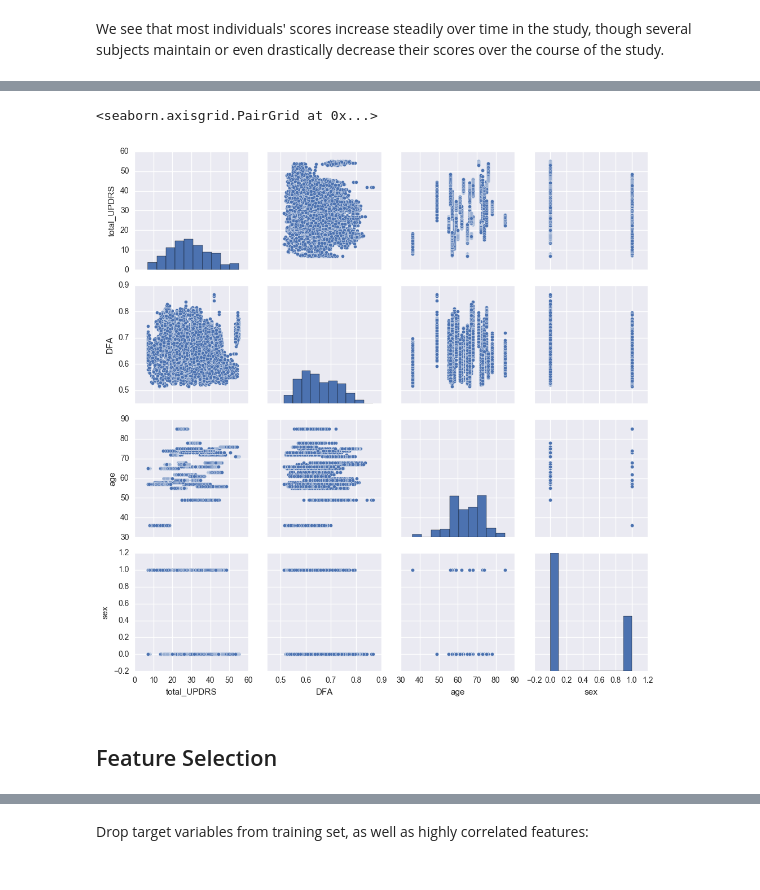
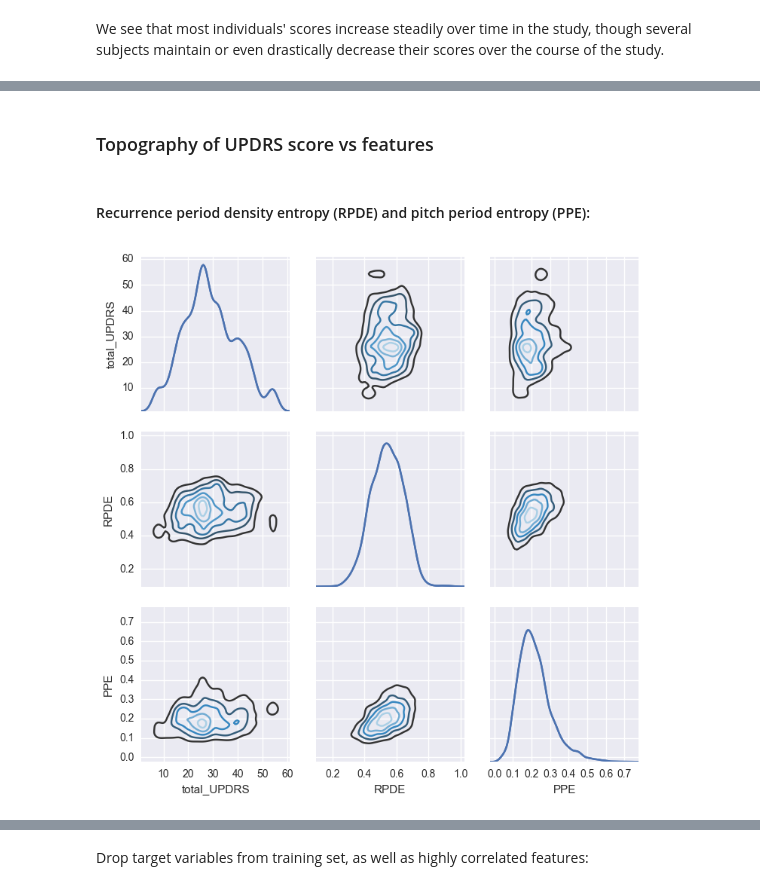
Before and after one commit to koelyl/Predict-Parkinsons, a Jupyter notebook: Parkinsons Prediction.ipynb, the cells around one changed output, grey strips where cells are left out. Cells and saved outputs as stored; diff of their text form; code cells hidden in the pictures.

```diff
--- a/Parkinsons Prediction.ipynb
+++ b/Parkinsons Prediction.ipynb
@@ -195,7 +176,11 @@ sns.pairplot(df, vars=["total_UPDRS", "Jitter(%)", "Shimmer", "age", "sex"])
-# %%
-sns.pairplot(df, vars=["total_UPDRS", "DFA", "age", "sex"])
-# %% [output]
-<seaborn.axisgrid.PairGrid at 0x...>
-[figure, removed]
-# %% [markdown]
-## Feature Selection
+# %% [markdown]
+### Topography of UPDRS score vs features
+# %% [markdown]
+#### Recurrence period density entropy (RPDE) and pitch period entropy (PPE):
+# %%
+#Easy view of outliers, comparative structure of data
+g = sns.pairplot(df, vars=["total_UPDRS", "RPDE", "PPE"], kind="kde", diag_kind="kde")
+g.map_diag(sns.kdeplot)
+g.map_offdiag(sns.kdeplot, cmap="Blues_d", n_levels=6);
+# %% [output]
+[figure, added]
```
Also changed, not shown: parts of 43 cells of this notebook.
